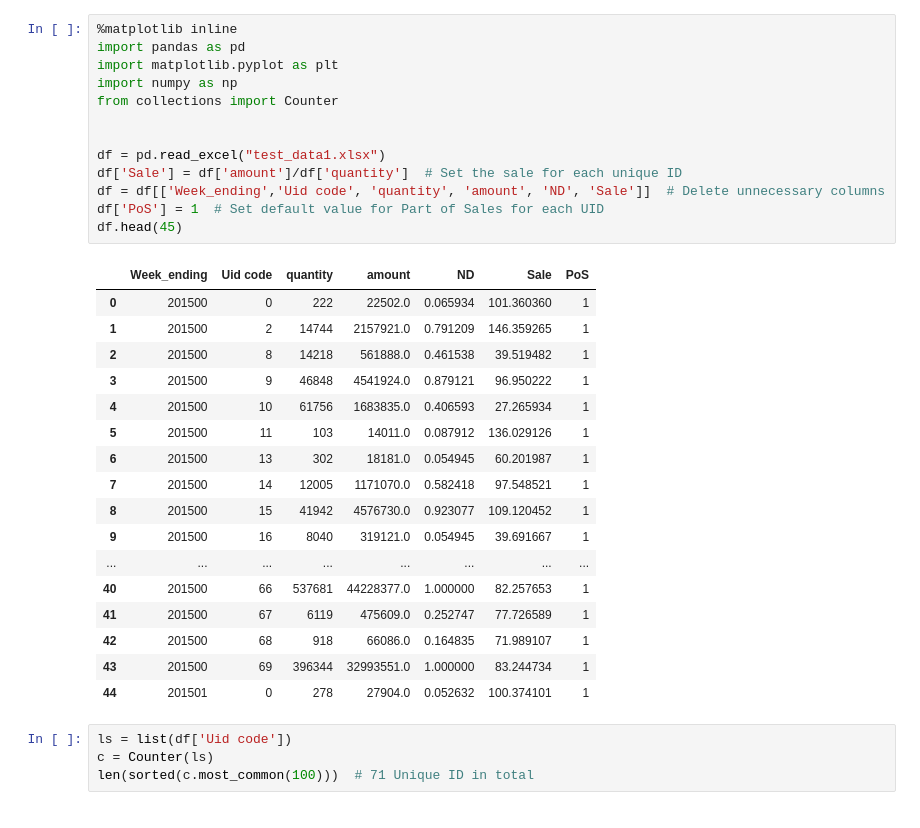
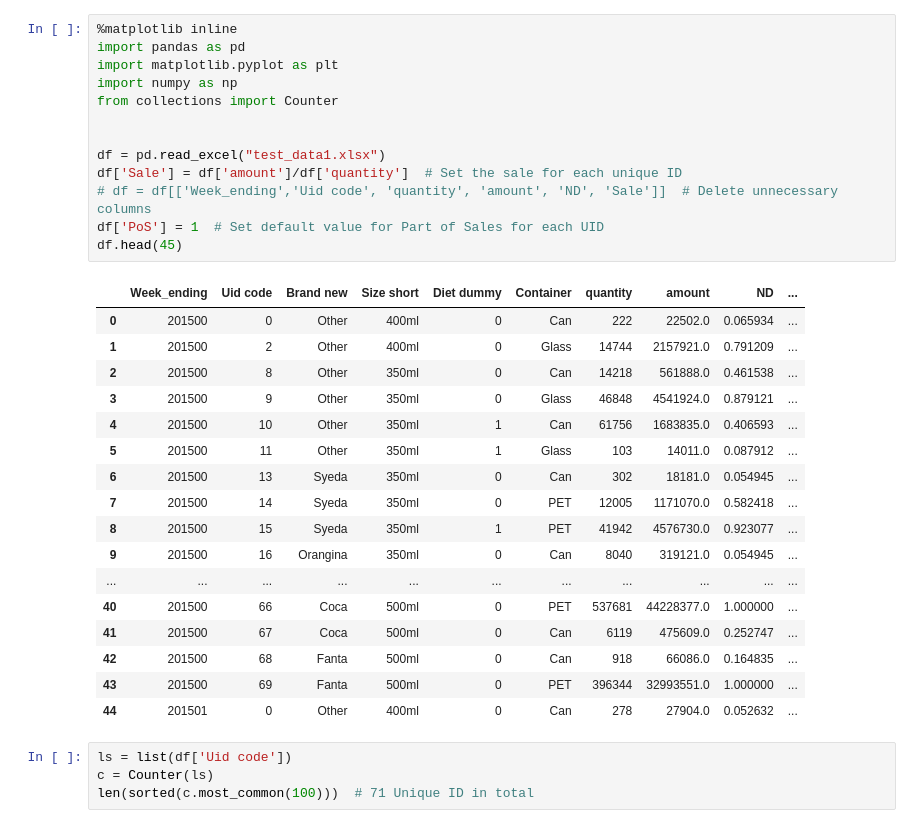
Before and after one commit to kedrboje/tst, a Jupyter notebook: mainLR.ipynb, the cells around one changed output. Drawn from its saved outputs; the diff is of its cells as text.

```diff
--- a/mainLR.ipynb
+++ b/mainLR.ipynb
@@ -1,34 +1,34 @@
 # %%
 %matplotlib inline
 import pandas as pd
 import matplotlib.pyplot as plt
 import numpy as np
 from collections import Counter
 
 
 df = pd.read_excel("test_data1.xlsx")
 df['Sale'] = df['amount']/df['quantity']  # Set the sale for each unique ID
-df = df[['Week_ending','Uid code', 'quantity', 'amount', 'ND', 'Sale']]  # Delete unnecessary columns
+# df = df[['Week_ending','Uid code', 'quantity', 'amount', 'ND', 'Sale']]  # Delete unnecessary columns
 df['PoS'] = 1  # Set default value for Part of Sales for each UID
 df.head(45)
 # %% [output]
-|  | Week_ending | Uid code | quantity | amount | ND | Sale | PoS |
-| 0 | 201500 | 0 | 222 | 22502.0 | 0.065934 | 101.360360 | 1 |
-| 1 | 201500 | 2 | 14744 | 2157921.0 | 0.791209 | 146.359265 | 1 |
-| 2 | 201500 | 8 | 14218 | 561888.0 | 0.461538 | 39.519482 | 1 |
-| 3 | 201500 | 9 | 46848 | 4541924.0 | 0.879121 | 96.950222 | 1 |
-| 4 | 201500 | 10 | 61756 | 1683835.0 | 0.406593 | 27.265934 | 1 |
-| 5 | 201500 | 11 | 103 | 14011.0 | 0.087912 | 136.029126 | 1 |
-| 6 | 201500 | 13 | 302 | 18181.0 | 0.054945 | 60.201987 | 1 |
-| 7 | 201500 | 14 | 12005 | 1171070.0 | 0.582418 | 97.548521 | 1 |
-| 8 | 201500 | 15 | 41942 | 4576730.0 | 0.923077 | 109.120452 | 1 |
-| 9 | 201500 | 16 | 8040 | 319121.0 | 0.054945 | 39.691667 | 1 |
-| ... | ... | ... | ... | ... | ... | ... | ... |
-| 40 | 201500 | 66 | 537681 | 44228377.0 | 1.000000 | 82.257653 | 1 |
-| 41 | 201500 | 67 | 6119 | 475609.0 | 0.252747 | 77.726589 | 1 |
-| 42 | 201500 | 68 | 918 | 66086.0 | 0.164835 | 71.989107 | 1 |
-| 43 | 201500 | 69 | 396344 | 32993551.0 | 1.000000 | 83.244734 | 1 |
-| 44 | 201501 | 0 | 278 | 27904.0 | 0.052632 | 100.374101 | 1 |
+|  | Week_ending | Uid code | Brand new | Size short | Diet dummy | Container | quantity | amount | ND | ... |
+| 0 | 201500 | 0 | Other | 400ml | 0 | Can | 222 | 22502.0 | 0.065934 | ... |
+| 1 | 201500 | 2 | Other | 400ml | 0 | Glass | 14744 | 2157921.0 | 0.791209 | ... |
+| 2 | 201500 | 8 | Other | 350ml | 0 | Can | 14218 | 561888.0 | 0.461538 | ... |
+| 3 | 201500 | 9 | Other | 350ml | 0 | Glass | 46848 | 4541924.0 | 0.879121 | ... |
+| 4 | 201500 | 10 | Other | 350ml | 1 | Can | 61756 | 1683835.0 | 0.406593 | ... |
+| 5 | 201500 | 11 | Other | 350ml | 1 | Glass | 103 | 14011.0 | 0.087912 | ... |
+| 6 | 201500 | 13 | Syeda | 350ml | 0 | Can | 302 | 18181.0 | 0.054945 | ... |
+| 7 | 201500 | 14 | Syeda | 350ml | 0 | PET | 12005 | 1171070.0 | 0.582418 | ... |
+| 8 | 201500 | 15 | Syeda | 350ml | 1 | PET | 41942 | 4576730.0 | 0.923077 | ... |
+| 9 | 201500 | 16 | Orangina | 350ml | 0 | Can | 8040 | 319121.0 | 0.054945 | ... |
+| ... | ... | ... | ... | ... | ... | ... | ... | ... | ... | ... |
+| 40 | 201500 | 66 | Coca | 500ml | 0 | PET | 537681 | 44228377.0 | 1.000000 | ... |
+| 41 | 201500 | 67 | Coca | 500ml | 0 | Can | 6119 | 475609.0 | 0.252747 | ... |
+| 42 | 201500 | 68 | Fanta | 500ml | 0 | Can | 918 | 66086.0 | 0.164835 | ... |
+| 43 | 201500 | 69 | Fanta | 500ml | 0 | PET | 396344 | 32993551.0 | 1.000000 | ... |
+| 44 | 201501 | 0 | Other | 400ml | 0 | Can | 278 | 27904.0 | 0.052632 | ... |
 # %%
 ls = list(df['Uid code'])
 c = Counter(ls)
```
Also changed, not shown: parts of 5 cells of this notebook.
